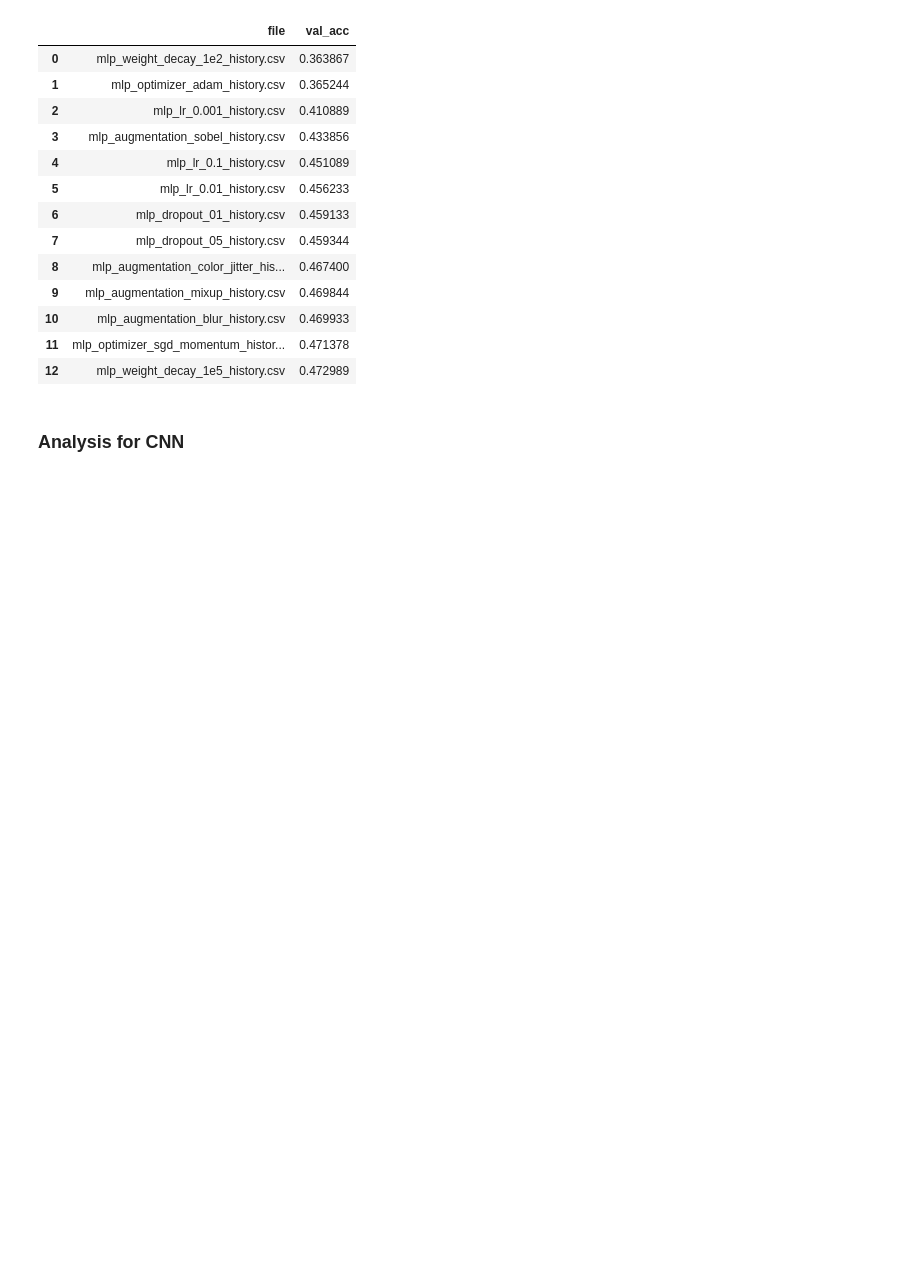
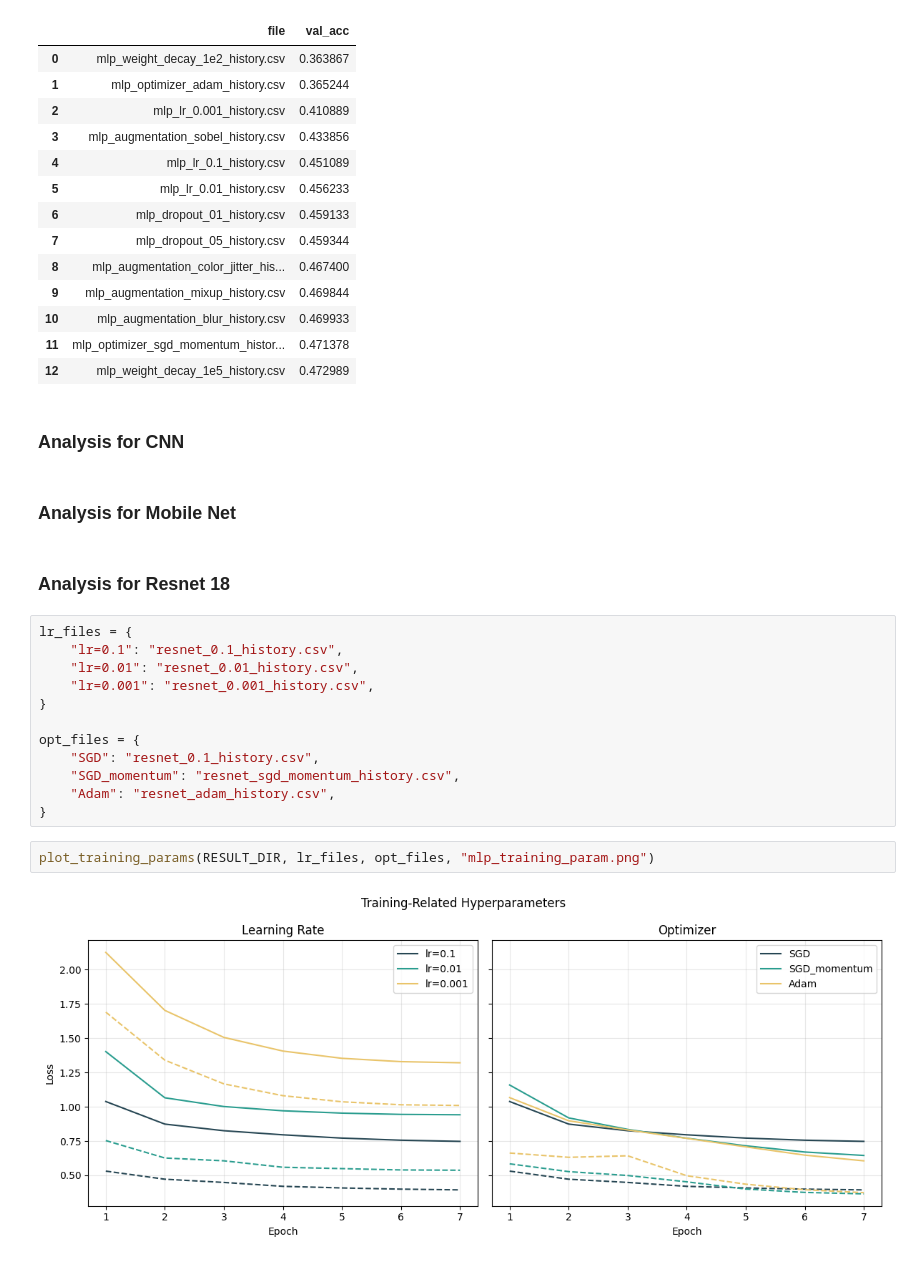
Before and after one commit to malgosiam2/DeepLearningProject1, a Jupyter notebook: notebooks/results_analysis.ipynb, the cells around one changed output. Saved outputs shown, nothing was run; the diff lists cells and outputs as text; blank space fills up the shorter version.

Commit message:
add resnet model and viualisations

```diff
--- a/notebooks/results_analysis.ipynb
+++ b/notebooks/results_analysis.ipynb
@@ -243,3 +243,23 @@ df
 | 12 | mlp_weight_decay_1e5_history.csv | 0.472989 |
 # %% [markdown]
 ### Analysis for CNN
+# %% [markdown]
+### Analysis for Mobile Net
+# %% [markdown]
+### Analysis for Resnet 18
+# %%
+lr_files = {
+    "lr=0.1": "resnet_0.1_history.csv",
+    "lr=0.01": "resnet_0.01_history.csv",
+    "lr=0.001": "resnet_0.001_history.csv",
+}
+
+opt_files = {
+    "SGD": "resnet_0.1_history.csv",
+    "SGD_momentum": "resnet_sgd_momentum_history.csv",
+    "Adam": "resnet_adam_history.csv",
+}
+# %%
+plot_training_params(RESULT_DIR, lr_files, opt_files, "mlp_training_param.png")
+# %% [output]
+[figure, added]
```
Also changed, not shown: parts of 8 cells of this notebook, 1 other file.
